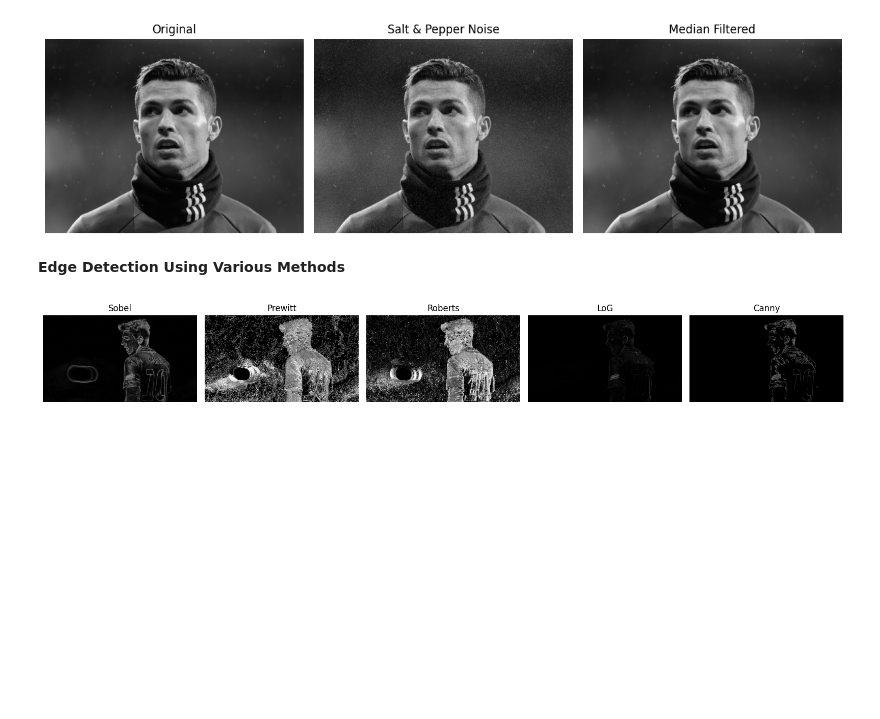
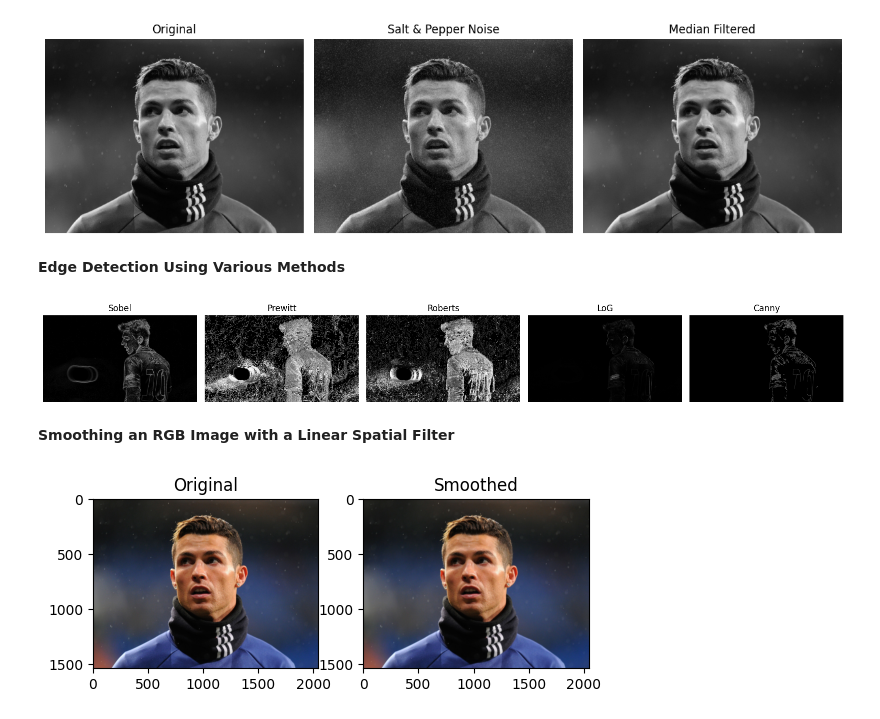
Before and after one commit to Amjadkp/DIGITAL-IMAGE-PROCESSING, a Jupyter notebook: DIGITAL_set2.ipynb, the cells around one changed output. Cells and saved outputs as stored; diff of their text form; code cells hidden in the pictures; blank space fills up the shorter version.

```diff
--- a/DIGITAL_set2.ipynb
+++ b/DIGITAL_set2.ipynb
@@ -231,3 +231,22 @@ plt.tight_layout()
 plt.show()
 # %% [output]
 [figure]
+# %% [markdown]
+**Smoothing an RGB Image with a Linear Spatial Filter**
+# %%
+import cv2
+import numpy as np
+from matplotlib import pyplot as plt
+
+# Read image
+img = cv2.imread('/content/100334-2048x1536-desktop-hd-cristiano-ronaldo-wallpaper-photo.jpg')
+img_rgb = cv2.cvtColor(img, cv2.COLOR_BGR2RGB)
+
+# Apply linear (mean) filter
+smooth = cv2.blur(img_rgb, (5, 5))
+
+plt.subplot(121), plt.imshow(img_rgb), plt.title('Original')
+plt.subplot(122), plt.imshow(smooth), plt.title('Smoothed')
+plt.show()
+# %% [output]
+[figure, added]
```
Also changed, not shown: parts of 10 cells of this notebook.
